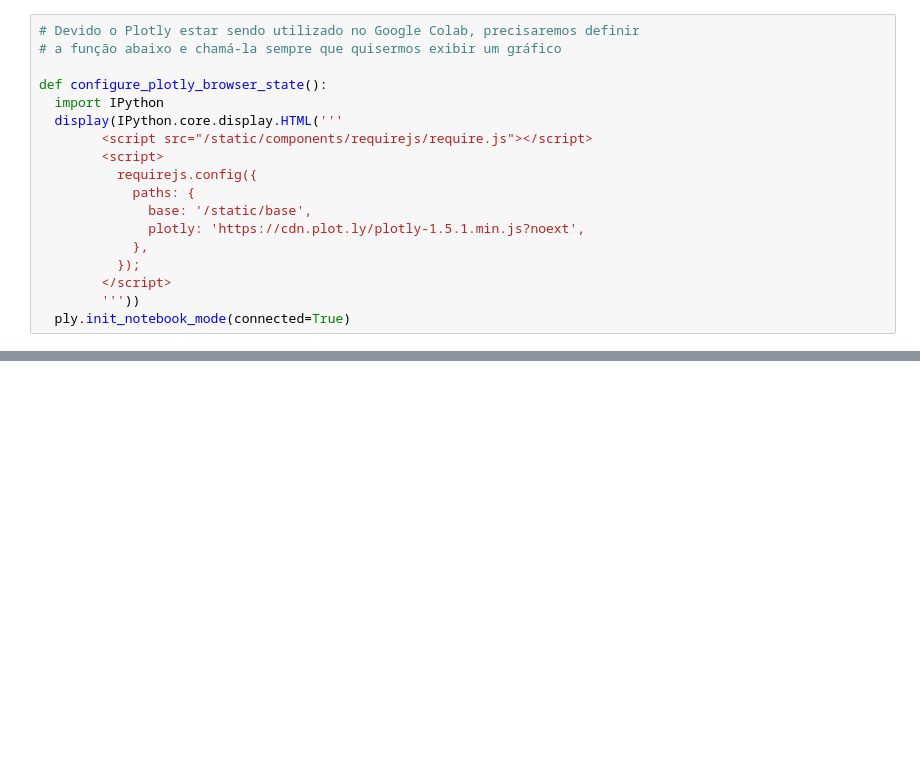
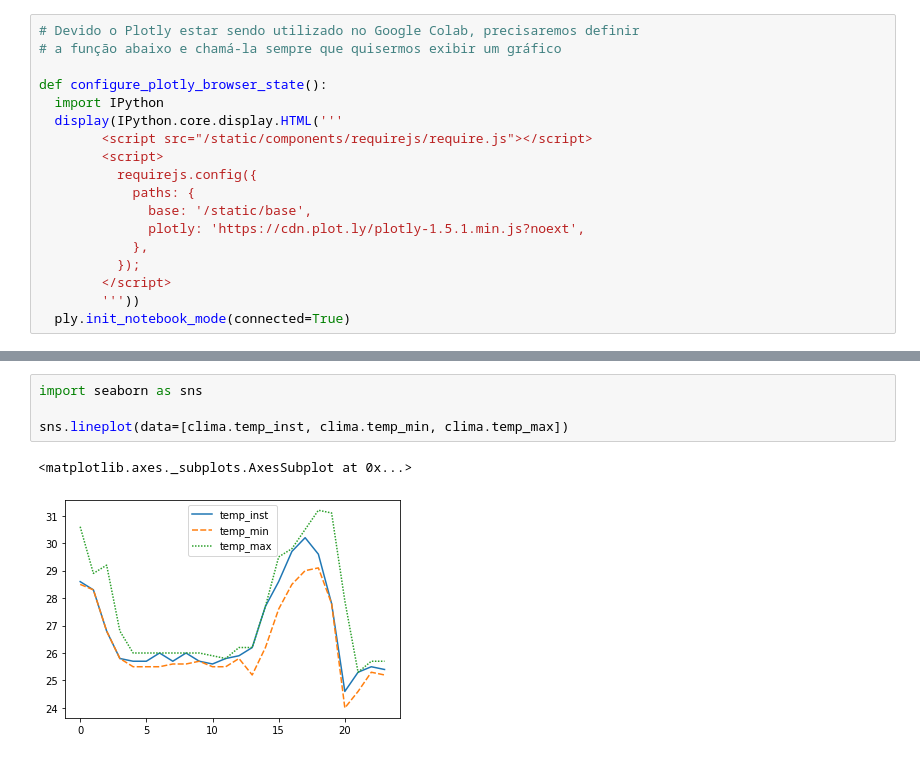
Before and after one commit to paulosalvatore/Ocean_CienciaDados_24_02_2021, a Jupyter notebook: Ocean_CienciaDados_24_02_2021.ipynb, the cells around one changed output, grey strips where cells are left out. Saved outputs shown, nothing was run; the diff lists cells and outputs as text; blank space fills up the shorter version.

```diff
--- a/Ocean_CienciaDados_24_02_2021.ipynb
+++ b/Ocean_CienciaDados_24_02_2021.ipynb
@@ -88,0 +99,7 @@ ply.iplot(fig)
+# %%
+import seaborn as sns
+
+sns.lineplot(data=[clima.temp_inst, clima.temp_min, clima.temp_max])
+# %% [output]
+<matplotlib.axes._subplots.AxesSubplot at 0x...>
+[figure, added]
```
Also changed, not shown: parts of 2 cells of this notebook.
